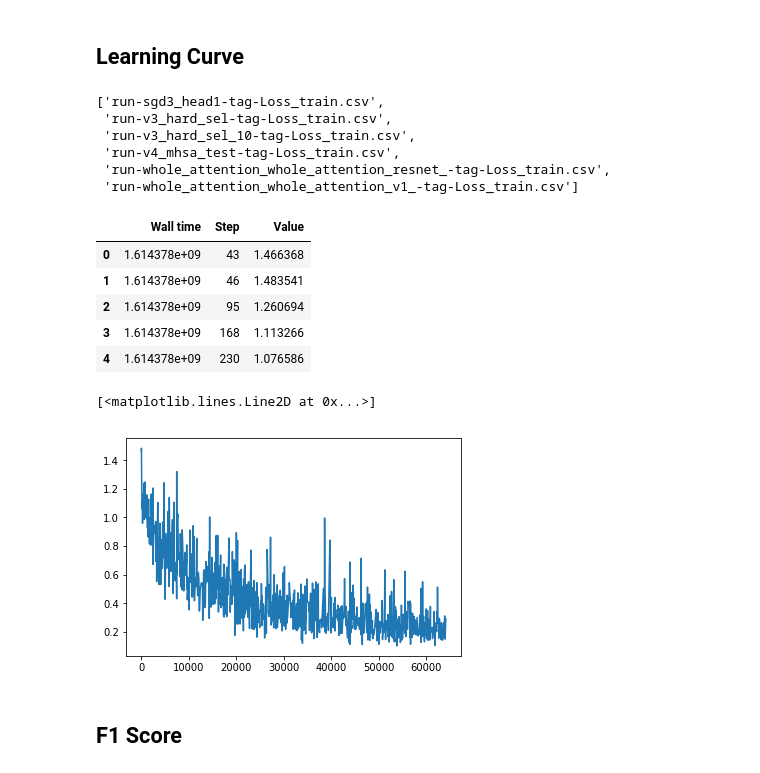
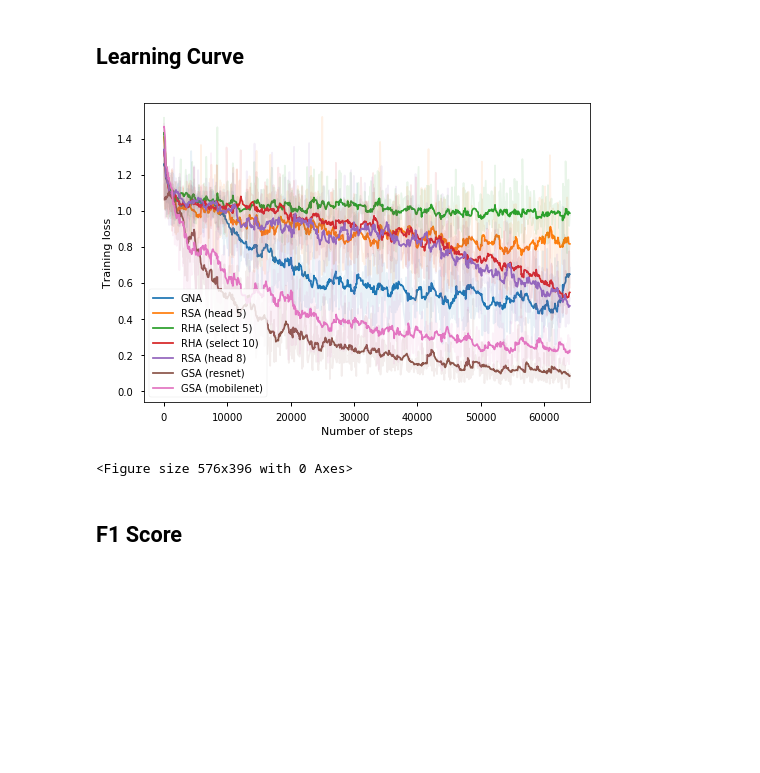
Before and after one commit to JiqianDong/BDD-100-CV, a Jupyter notebook: results/transformer_results.ipynb, the cells around one changed output. Cells and saved outputs as stored; diff of their text form; code cells hidden in the pictures; blank space fills up the shorter version.

```diff
--- a/results/transformer_results.ipynb
+++ b/results/transformer_results.ipynb
@@ -7,3 +27,11 @@ import matplotlib.pyplot as plt
+# %%
+names = ["GNA",
+         "RSA (head 5)",
+         "RHA (select 5)",
+         "RHA (select 10)",
+         "RSA (head 8)",
+         "GSA (resnet)",
+         "GSA (mobilenet)"]
 # %% [markdown]
 ## Learning Curve
 # %%
@@ -16,65 +44,45 @@ def smooth(scalars, weight):  # Weight between 0 and 1
         last = smoothed_val                                  # Anchor the last smoothed value
 
     return smoothed
-# %%
-files = glob.glob('run*.csv')
-files.sort()
-files
-# %% [output]
-['run-sgd3_head1-tag-Loss_train.csv',
- 'run-v3_hard_sel-tag-Loss_train.csv',
- 'run-v3_hard_sel_10-tag-Loss_train.csv',
- 'run-v4_mhsa_test-tag-Loss_train.csv',
- 'run-whole_attention_whole_attention_resnet_-tag-Loss_train.csv',
- 'run-whole_attention_whole_attention_v1_-tag-Loss_train.csv']
-# %%
-names = ["regional soft attention (head 1)",
-         "regional hard attention (select 5)",
-         "regional hard attention (select 10)",
-         "regional soft attention (head 8)",
-         "whole soft attention (resnet encoder)",
-         "whole soft attention (mobile net encoder)"]
 # %%
-df = pd.read_csv(files[5])
-df.head()
+# df = pd.read_csv(files[5])
+# df.head()
-# %% [output]
-|  | Wall time | Step | Value |
-| 0 | 1.614378e+09 | 43 | 1.466368 |
-| 1 | 1.614378e+09 | 46 | 1.483541 |
-| 2 | 1.614378e+09 | 95 | 1.260694 |
-| 3 | 1.614378e+09 | 168 | 1.113266 |
-| 4 | 1.614378e+09 | 230 | 1.076586 |
-# %%
-plt.plot(df['Step'],df['Value'])
-# %% [output]
-[<matplotlib.lines.Line2D at 0x...>]
-[figure, removed]
 # %%
-def plot_training(data_files,names,smooth_weight=0.85,ylim=None):
+plt.style.use('seaborn-notebook')
+# plt.style.use('seaborn')
+
+def plot_training(data_files,names,smooth_weight=0.91,ylim=None):
     losses = []
     losses_smoothed = []
+    xs = []
     for data_file in data_files:
         df = pd.read_csv(data_file)
-        loss = np.arry(df['Value'])
+        loss = np.array(df['Value'])
         losses.append(loss)
 
-        loss_smoothed = smooth(loss, loss_smooth_weight)
+        loss_smoothed = smooth(loss, smooth_weight)
 
         losses_smoothed.append(loss_smoothed)
+        xs.append(np.array(df['Step']))
 
     plt.figure()
 
-    for (loss,loss_smoothed,name) in zip(losses,losses_smoothed,names):
-        p = plt.plot(np.arange(len(loss)),loss,alpha=0.2,linestyle=line_type_dic[name])
-        plt.plot(np.arange(len(loss_smoothed)),loss_smoothed,label=name,c=p[0].get_color(),linestyle=line_type_dic[name],linewidth=line_width_dic[name])
+    for (x,loss,loss_smoothed,name) in zip(xs,losses,losses_smoothed,names):
+        p = plt.plot(x,loss,alpha=0.1)
+        plt.plot(x,loss_smoothed,label=name,c=p[0].get_color())
     plt.legend()
     if ylim:
         plt.ylim(ylim)
-    plt.title('Loss vs episode')
-    plt.xlabel("episode (after training start)")
-    plt.ylabel("loss")
+    # plt.title("Loss vs Steps")
+    plt.xlabel("Number of steps")
+    plt.ylabel("Training loss")
     plt.savefig('./figures/loss.png',dpi=300,bbox_inches='tight')
 
     plt.figure()
+
+plot_training(files,names)
+# %% [output]
+[figure, added]
+<Figure size 576x396 with 0 Axes>
 # %% [markdown]
 ## F1 Score
```
Also changed, not shown: parts of 12 cells of this notebook, 10 other files.
